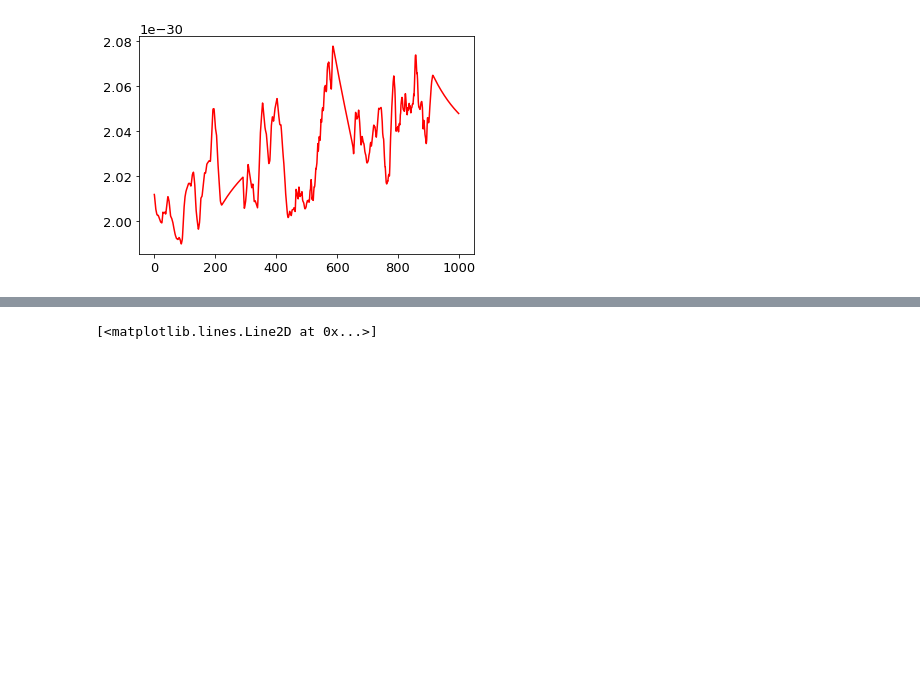
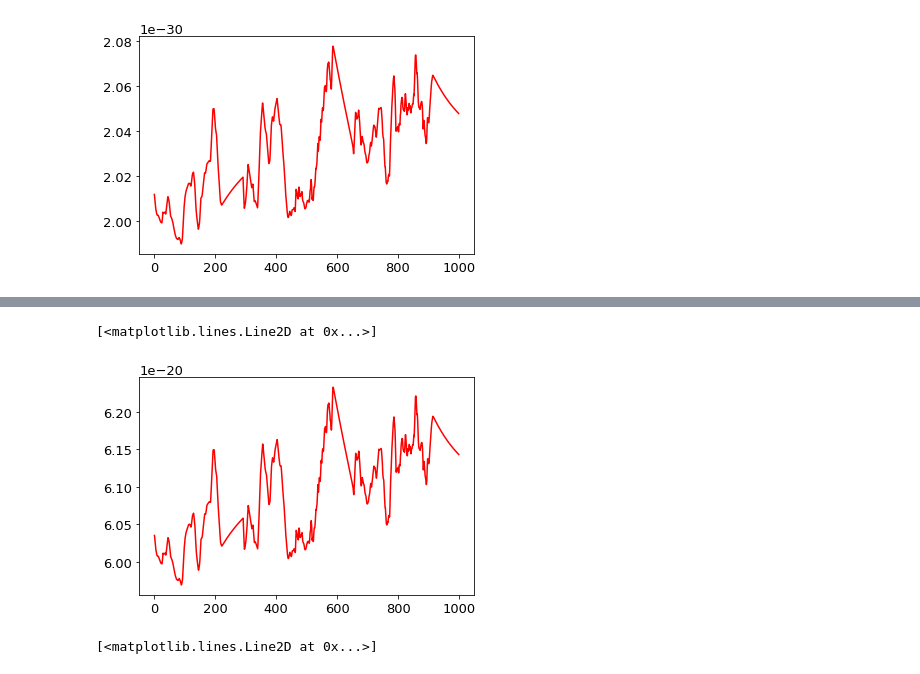
Before and after one commit to husnedereli/Reprocessing_disk, a Jupyter notebook: Compute_UVW2_LC_fitted_with_ADmodel.ipynb, the cells around one changed output, grey strips where cells are left out. Drawn from its saved outputs; the diff is of its cells as text; code cells hidden in the pictures; blank space fills up the shorter version.

```diff
--- a/Compute_UVW2_LC_fitted_with_ADmodel.ipynb
+++ b/Compute_UVW2_LC_fitted_with_ADmodel.ipynb
@@ -232,3 +251,9 @@ plt.plot(t, flux0, color = "red")
+# %%
+plt.plot(t, flux0*clight, color = "red")
+#plt.ylim(1.24e-16, 1.28e-16)
+# %% [output]
+[<matplotlib.lines.Line2D at 0x...>]
+[figure, added]
 # %%
 plt.plot(t, flux0*clight*1e14 , color = "red")
 plt.plot(t, flux1*clight*1e14 , color = "blue")
```
Also changed, not shown: parts of 58 cells of this notebook, 4 other files.
